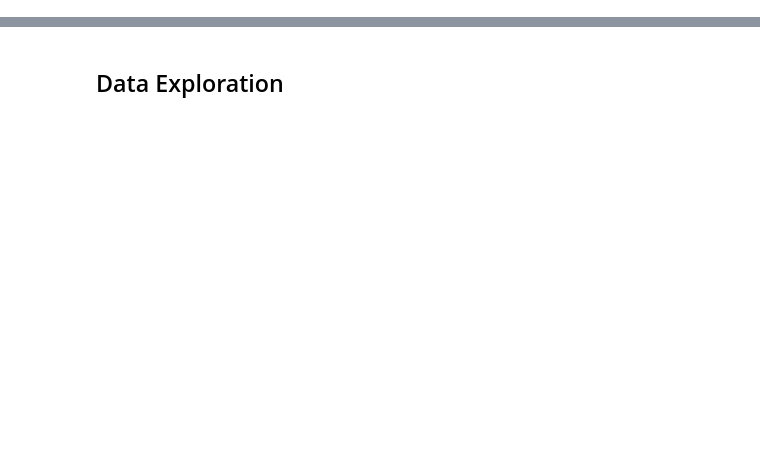
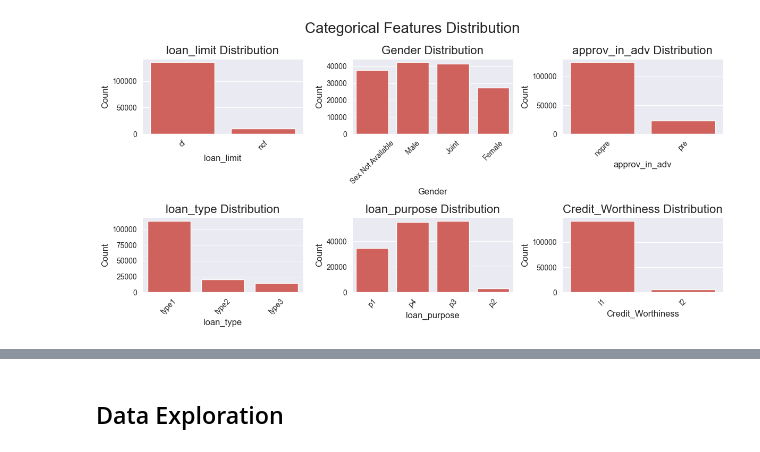
Before and after one commit to thebekhruz/predictive_modelling, a Jupyter notebook: eda/eda.ipynb, the cells around one changed output, grey strips where cells are left out. Cells and saved outputs as stored; diff of their text form; code cells hidden in the pictures; blank space fills up the shorter version.

```diff
--- a/eda/eda.ipynb
+++ b/eda/eda.ipynb
@@ -0,0 +261,17 @@
+# %%
+# Function to detect outliers using IQR
+def detect_outliers(df, column):
+    Q1 = df[column].quantile(0.25)
+    Q3 = df[column].quantile(0.75)
+    IQR = Q3 - Q1
+    lower_bound = Q1 - 1.5 * IQR
+    upper_bound = Q3 + 1.5 * IQR
+    outliers = df[(df[column] < lower_bound) | (df[column] > upper_bound)]
+    return outliers
+
+# Investigate outliers for each numeric column
+for column in numeric_data.columns:
+    outliers = detect_outliers(numeric_data, column)
+    print(f"Outliers in {column}:")
+    print(outliers)
+    print("\n")
@@ -106,0 +319,17 @@ Credit Score Range: 400
+# %%
+# Explore the categorical features
+categorical_data = data.select_dtypes(include='object')
+fig, axes = plt.subplots(2, 3, figsize=(12, 6))
+fig.suptitle('Categorical Features Distribution', fontsize=20)
+
+for ax, column in zip(axes.flatten(), categorical_data.columns):
+    sns.countplot(x=column, data=categorical_data, ax=ax)
+    ax.set_title(f'{column} Distribution', fontsize=16)
+    ax.set_xlabel(f'{column}', fontsize=12)
+    ax.set_ylabel('Count', fontsize=12)
+    ax.tick_params(axis='x', labelrotation=45)
+
+plt.tight_layout()
+plt.show()
+# %% [output]
+[figure, added]
```
Also changed, not shown: parts of 40 cells of this notebook, 11 other files.
